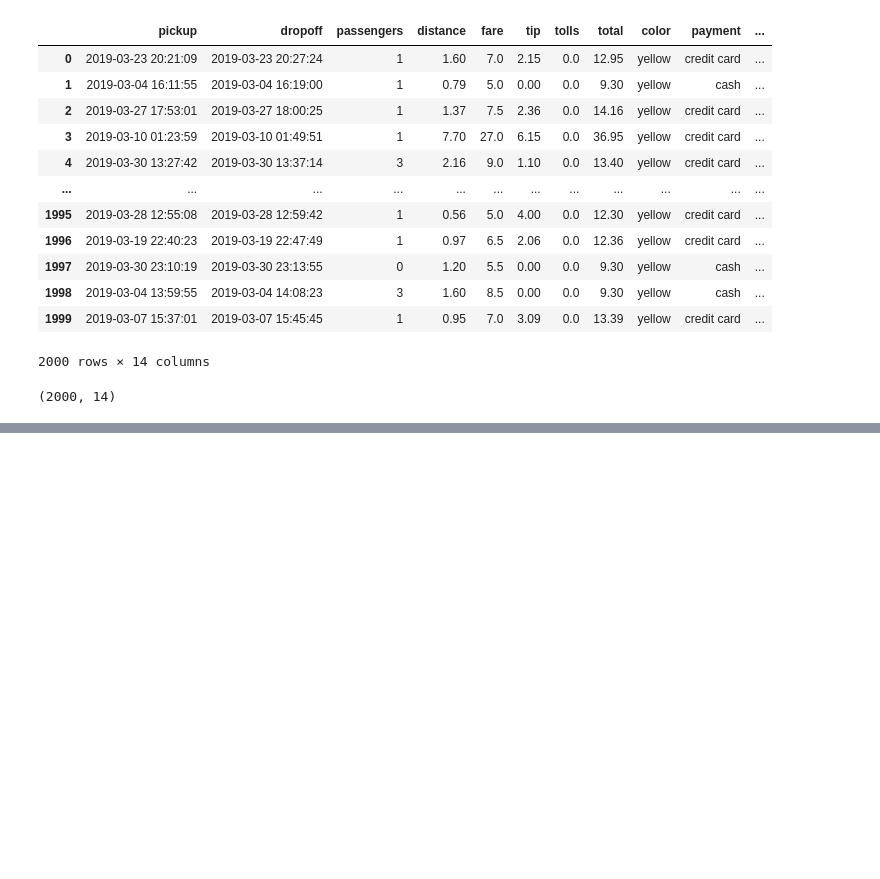
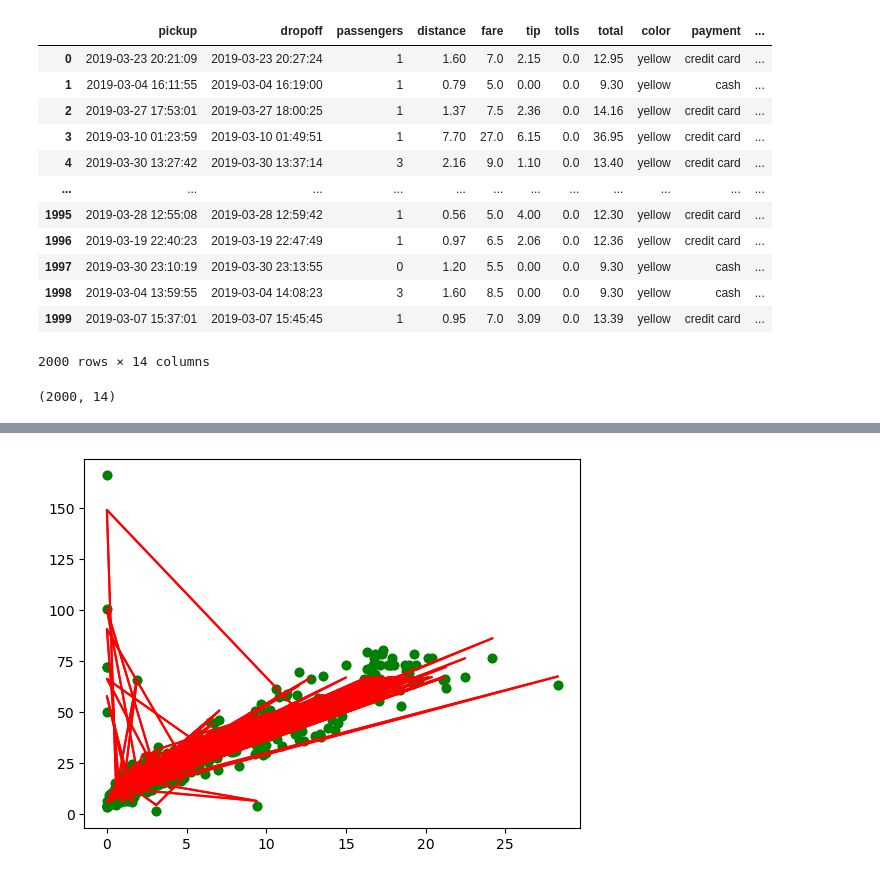
Before and after one commit to Olahubert/ML-Foundation, a Jupyter notebook: L Regression 3.ipynb, the cells around one changed output, grey strips where cells are left out. Cells and saved outputs as stored; diff of their text form; code cells hidden in the pictures; blank space fills up the shorter version.

```diff
--- a/L Regression 3.ipynb
+++ b/L Regression 3.ipynb
@@ -74,0 +206,8 @@ plt.boxplot(taxis.distance)
+# %%
+#1st variable
+import matplotlib.pyplot as plt
+plt.scatter(X_train[:,0], Y_train, color="green")
+plt.plot(X_train[:,0], Y_pred2_m, color="red")
+plt.show()
+# %% [output]
+[figure, added]
```
Also changed, not shown: parts of 33 cells of this notebook, 3 other files.
